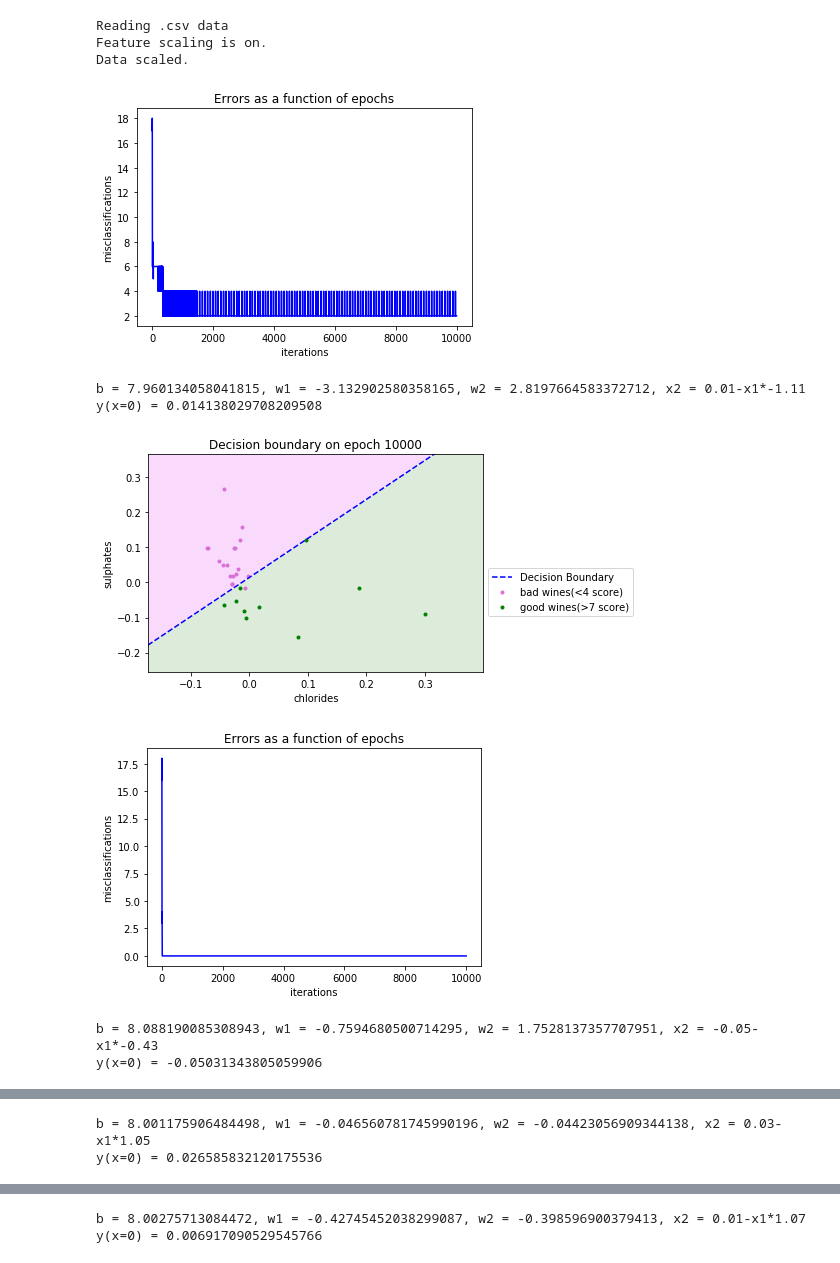
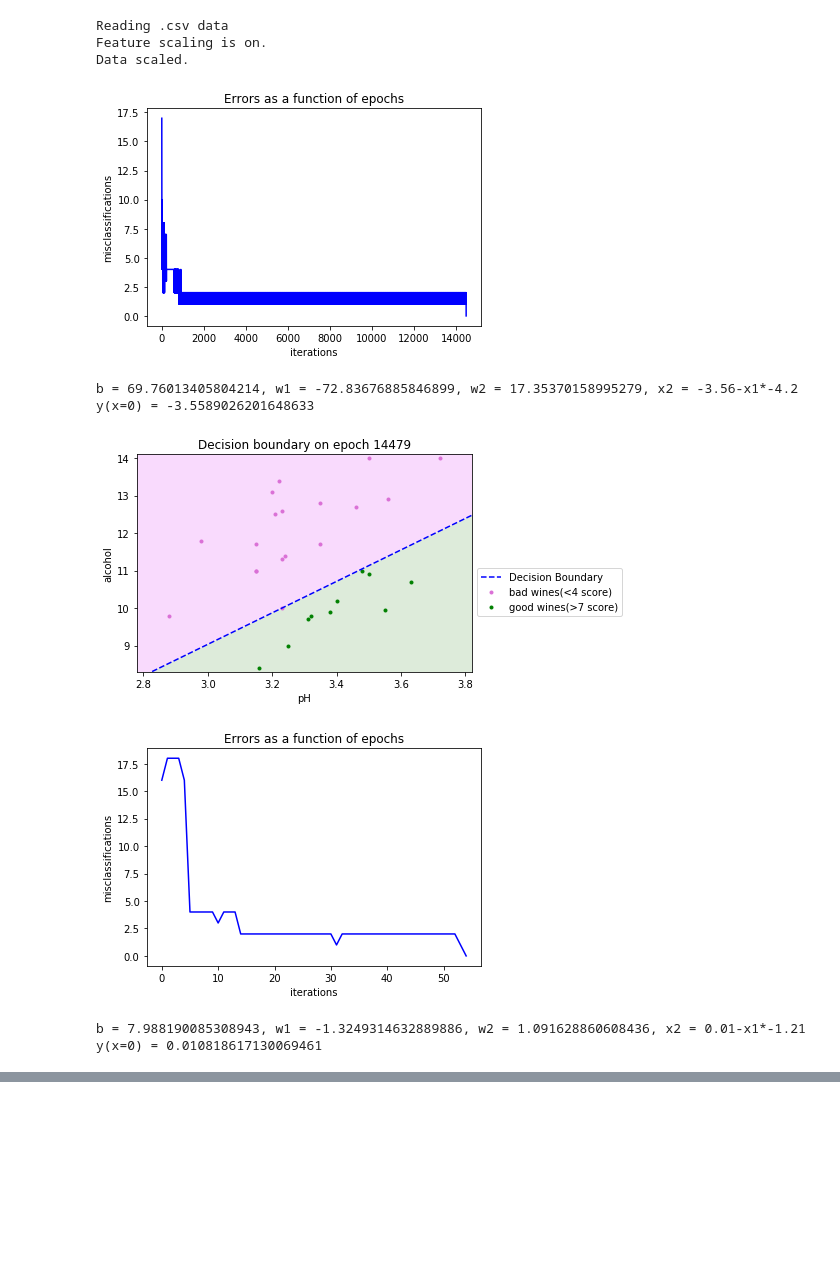
Before and after one commit to tsergien/sommelier, a Jupyter notebook: perceptron.ipynb, the cells around one changed output, grey strips where cells are left out. Saved outputs shown, nothing was run; the diff lists cells and outputs as text; code cells hidden in the pictures; blank space fills up the shorter version.

```diff
--- a/perceptron.ipynb
+++ b/perceptron.ipynb
@@ -180,42 +180,46 @@ def plot_performance(performance, wine_data, good_thresh, bad_thresh, factors: l
 
 
     plt.fill_between(f1, f2, 100, facecolor=left_color)
     plt.fill_between(f1, f2, -100, facecolor=right_color)
     plt.scatter(xg, yg, marker='.', c='orchid', label=f'bad wines(<{bad_thresh+1} score)')
     plt.scatter(xb, yb, marker='.', c='green', label=f'good wines(>{good_thresh-1} score)')
     plt.title(f'Decision boundary on epoch {epoch}')
     plt.xlabel(factors[0])
     plt.ylabel(factors[1])
     plt.legend(loc='upper left', bbox_to_anchor=(1, 0.5))
     return
 
 def prepare_data_and_train(wine_data: pd.DataFrame, learning_rate, \
                            factors: list, wines_threshs: list, epochs: int):
     perceptron = Perceptron(wines_threshs[1], learning_rate, epochs)
     part = wine_data[wine_data.quality.isin(wines_threshs)]
     part.index = range(len(part))
     x = part[factors].values
     d = (part['quality'] >= wines_threshs[1]).astype(int)
     perceptron.train(x, d)
     plot_performance(perceptron.res, part, wines_threshs[1], wines_threshs[0], factors, perceptron.current_epoch)
     return
 
 
-prepare_data_and_train(red_df, 0.1, ['chlorides', 'sulphates'], [3, 8], 10000)
-prepare_data_and_train(red_df, 0.1, ['volatile acidity', 'alcohol'], [3, 8], 10000)
-prepare_data_and_train(red_df, 0.01, ['density', 'volatile acidity'], [3, 8], 10000)
-prepare_data_and_train(red_df, 0.1, ['density', 'volatile acidity'], [3, 8], 10000)
+
+red_df = pd.read_csv("resources/winequality-red.csv", sep=";")
 prepare_data_and_train(red_df, 0.1, ['pH', 'alcohol'], [3, 8], 0)
-prepare_data_and_train(red_df, 0.1, ['pH', 'alcohol'], [3, 8], 10000)
 
+# feature scaling
+red_df = feature_scaling(red_df)
+prepare_data_and_train(red_df, 0.1, ['pH', 'alcohol'], [3, 8], 0)
 
+# prepare_data_and_train(red_df, 0.1, ['chlorides', 'sulphates'], [3, 8], 10000)
+# prepare_data_and_train(red_df, 0.1, ['volatile acidity', 'alcohol'], [3, 8], 10000)
+# prepare_data_and_train(red_df, 0.01, ['density', 'volatile acidity'], [3, 8], 10000)
+# prepare_data_and_train(red_df, 0.1, ['density', 'volatile acidity'], [3, 8], 10000)
 
 # V.2 end
 # %% [output]
-[figure, old version]
+[figure, new version]
-b = 7.960134058041815, w1 = -3.132902580358165, w2 = 2.8197664583372712, x2 = 0.01-x1*-1.11
-y(x=0) = 0.014138029708209508
+b = 69.76013405804214, w1 = -72.83676885846899, w2 = 17.35370158995279, x2 = -3.56-x1*-4.2
+y(x=0) = -3.5589026201648633
-[figure, old version]
+[figure, new version]
-[figure, old version]
+[figure, new version]
-b = 8.088190085308943, w1 = -0.7594680500714295, w2 = 1.7528137357707951, x2 = -0.05-x1*-0.43
-y(x=0) = -0.05031343805059906
+b = 7.988190085308943, w1 = -1.3249314632889886, w2 = 1.091628860608436, x2 = 0.01-x1*-1.21
+y(x=0) = 0.010818617130069461
@@ -224,2 +226,0 @@ y(x=0) = -0.05031343805059906
-b = 8.001175906484498, w1 = -0.046560781745990196, w2 = -0.04423056909344138, x2 = 0.03-x1*1.05
-y(x=0) = 0.026585832120175536
@@ -228,2 +226,0 @@ y(x=0) = 0.026585832120175536
-b = 8.00275713084472, w1 = -0.42745452038299087, w2 = -0.398596900379413, x2 = 0.01-x1*1.07
-y(x=0) = 0.006917090529545766
```
Also changed, not shown: parts of 2 cells of this notebook.
